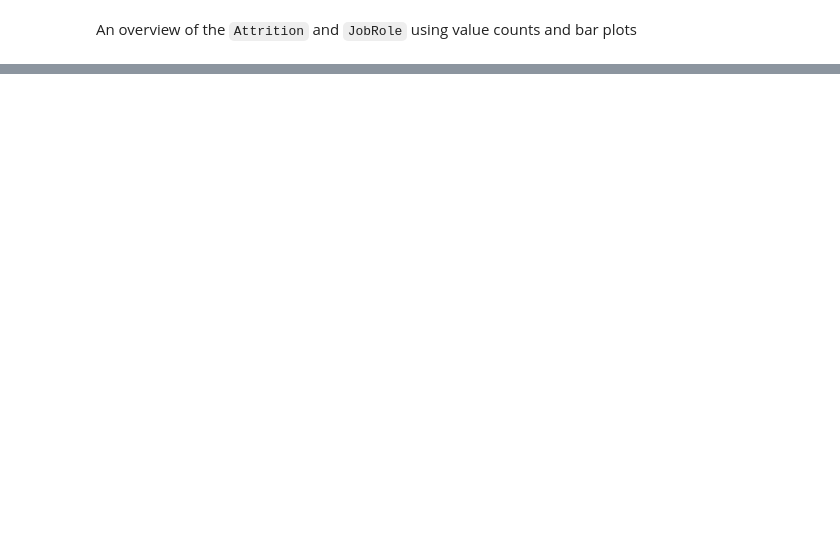
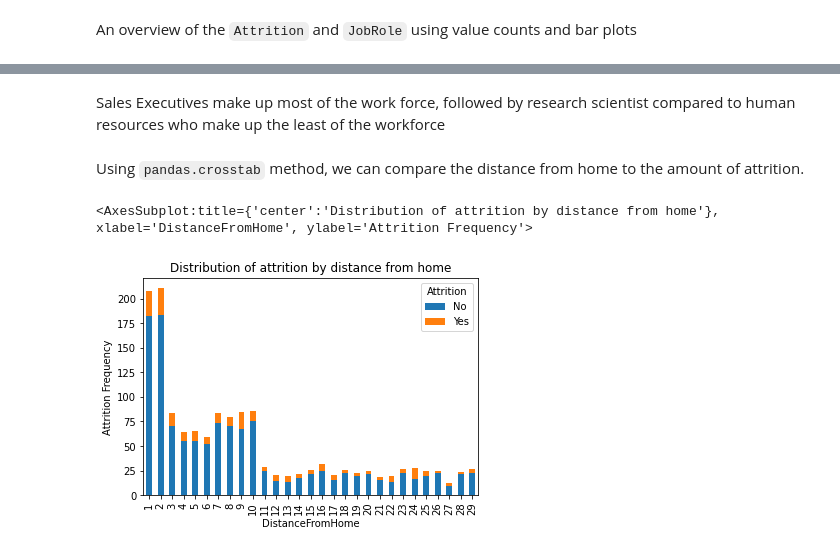
Before and after one commit to StphnLwnga/ADS-Assgn2, a Jupyter notebook: ADS - Assignment 2.ipynb, the cells around one changed output, grey strips where cells are left out. Cells and saved outputs as stored; diff of their text form; code cells hidden in the pictures; blank space fills up the shorter version.

```diff
--- a/ADS - Assignment 2.ipynb
+++ b/ADS - Assignment 2.ipynb
@@ -148,3 +146,17 @@ jb_plot = job_role_count.plot(
 # %% [output]
 [figure]
 [interactive output not drawn]
+# %% [markdown]
+Sales Executives make up most of the work force, followed by research scientist compared to human resources who make up the least of the workforce
+# %% [markdown]
+Using `pandas.crosstab` method, we can compare the distance from home to the amount of attrition.
+# %%
+pd.crosstab(breakdown.DistanceFromHome, breakdown.Attrition).plot(
+    kind="bar",
+    stacked=True,
+    ylabel="Attrition Frequency",
+    title="Distribution of attrition by distance from home",
+)
+# %% [output]
+<AxesSubplot:title={'center':'Distribution of attrition by distance from home'}, xlabel='DistanceFromHome', ylabel='Attrition Frequency'>
+[figure, added]
```
Also changed, not shown: parts of 9 cells of this notebook.
